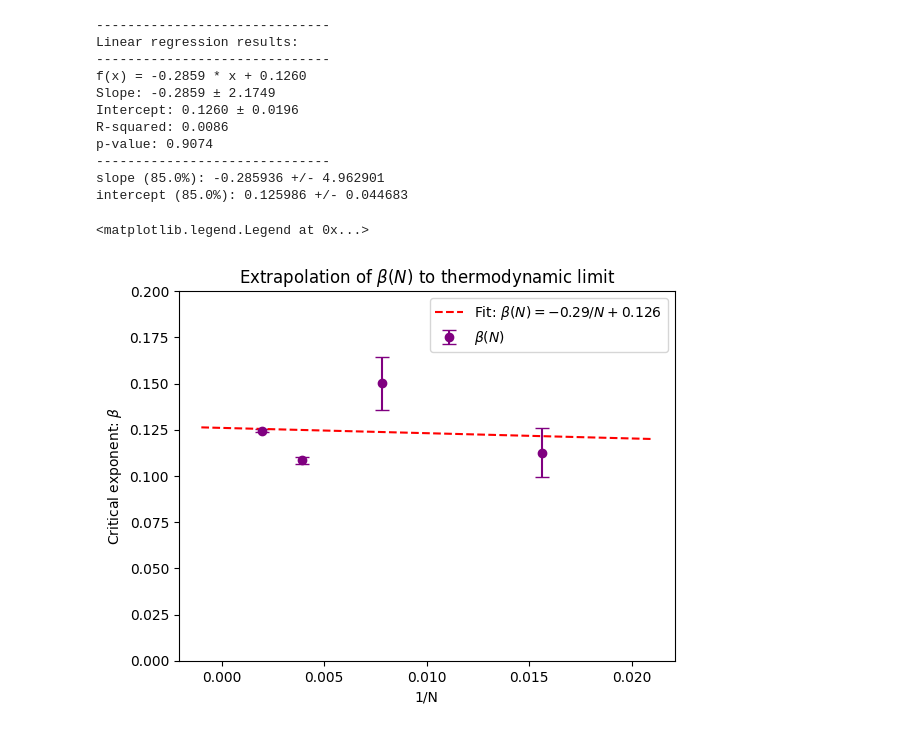
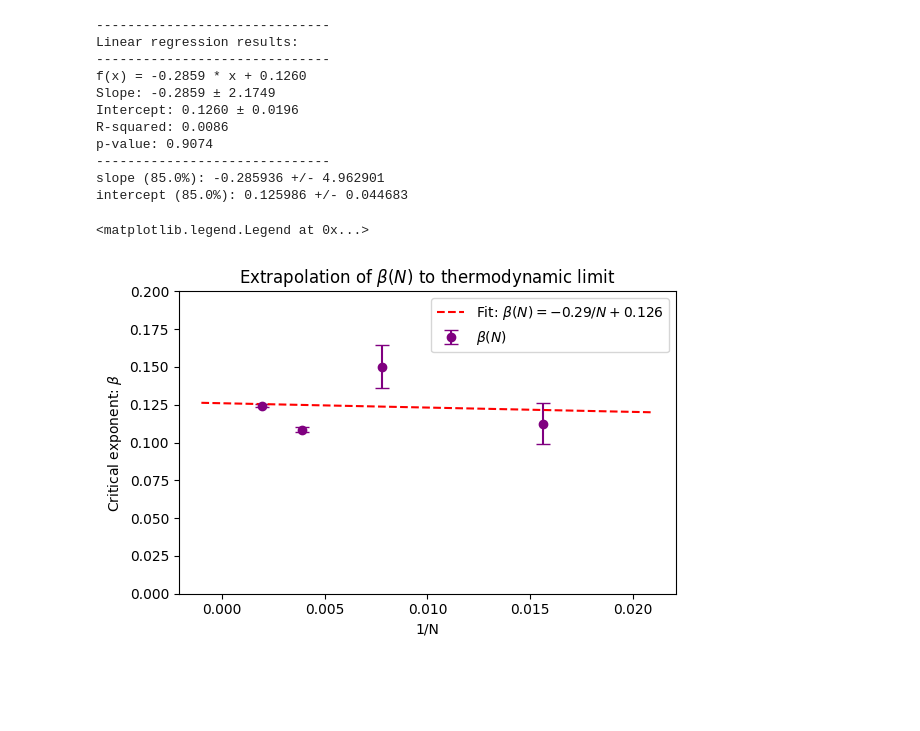
Before and after one commit to MrIsCM/Ising-Model, a Jupyter notebook: plots.ipynb, the cells around one changed output. Saved outputs shown, nothing was run; the diff lists cells and outputs as text; code cells hidden in the pictures; blank space fills up the shorter version.

```diff
--- a/plots.ipynb
+++ b/plots.ipynb
@@ -140,16 +140,19 @@ intercept (85.0%): 0.125986 +/- 0.044683
 # %%
 x_plot = np.linspace(-0.001, 0.021, 100)
 y_plot = slope * x_plot + intercept
+
+plt.figure(figsize=(6, 4))
 plt.errorbar(x = x, y=y, yerr=yerr, fmt='o', capsize=5, color='purple', label=r'$\beta(N)$')
 plt.plot(x_plot, y_plot, 'r--', label=r'Fit: $\beta(N) = -0.29/N + 0.126$')
 
 plt.title(r"Extrapolation of $\beta(N)$ to thermodynamic limit")
 
 plt.ylim([0, 0.2])
 plt.xlabel("1/N")
 plt.ylabel(r'Critical exponent: $\beta$')
 
+plt.tight_layout()
 plt.legend()
 # %% [output]
 <matplotlib.legend.Legend at 0x...>
-[figure, old version]
+[figure, new version]
```
Also changed, not shown: 1 other file.
